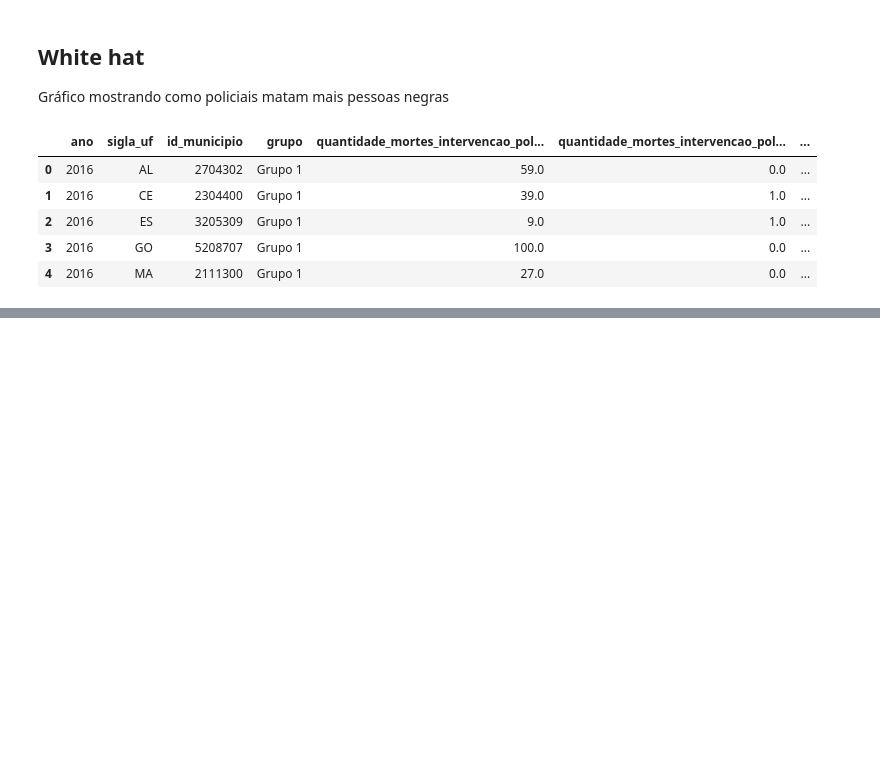
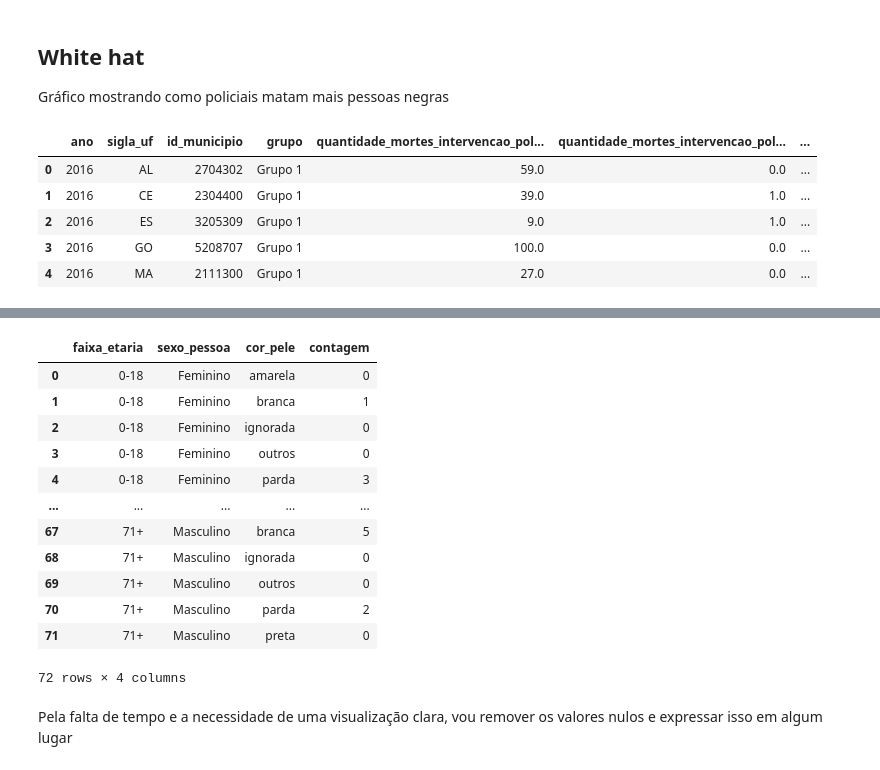
Before and after one commit to ddanieldma/data-visualization, a Jupyter notebook: T3/notebooks/transforming_data.ipynb, the cells around one changed output, grey strips where cells are left out. Saved outputs shown, nothing was run; the diff lists cells and outputs as text; code cells hidden in the pictures; blank space fills up the shorter version.

```diff
--- a/T3/notebooks/transforming_data.ipynb
+++ b/T3/notebooks/transforming_data.ipynb
@@ -356,22 +356,3 @@ df_mortes_interv_policiais.head(5)
 | 2 | 2016 | ES | 3205309 | Grupo 1 | 9.0 | 1.0 | ... |
 | 3 | 2016 | GO | 5208707 | Grupo 1 | 100.0 | 0.0 | ... |
 | 4 | 2016 | MA | 2111300 | Grupo 1 | 27.0 | 0.0 | ... |
-# %%
-df_policia.columns = df_policia.columns.str.lower()
-df_policia.columns
-
-desired_columns = [
-    'ano estatistica',
-    'ano_bo',
-    'municipio_elaboracao',
-    'data_fato',
-    'data_fato',
-    'tipo_pessoa',
-    'sexo_pessoa',
-    'idade_pessoa',
-    'data_nascimento_pessoa',
-    'cor_pele',
-    'profissao',
-]
-
-df_policia[desired_columns].head(5)
@@ -384,0 +481,44 @@ df_policia[desired_columns].head(5)
+# %%
+copy_df_policia = copy_and_transform_df_policia()
+
+# Selecting columns
+desired_columns = [
+    'ano_bo',
+    'sexo_pessoa',
+    'idade_pessoa',
+    'cor_pele',
+]
+copy_df_policia = copy_df_policia[desired_columns]
+
+# WARNING: removing missing ages to ensure cleaness and no distortion of the data
+copy_df_policia = copy_df_policia.dropna(subset='idade_pessoa')
+# Removing useless values from idade_pessoa
+drop_list = [
+    'REGISTRADO NA PF',
+    'Policia Federal',
+]
+copy_df_policia = remove_rows_from_column(copy_df_policia, drop_list, 'idade_pessoa')
+# Standardizing age column
+copy_df_policia['idade_pessoa'] = copy_df_policia['idade_pessoa'].astype(int)
+# Binning age column
+copy_df_policia = bin_age(copy_df_policia, 'idade_pessoa', 'faixa_etaria')
+
+copy_df_policia = groupby_and_count_by_columns(copy_df_policia, ['faixa_etaria', 'sexo_pessoa', 'cor_pele'])
+
+copy_df_policia
+# %% [output]
+|  | faixa_etaria | sexo_pessoa | cor_pele | contagem |
+| 0 | 0-18 | Feminino | amarela | 0 |
+| 1 | 0-18 | Feminino | branca | 1 |
+| 2 | 0-18 | Feminino | ignorada | 0 |
+| 3 | 0-18 | Feminino | outros | 0 |
+| 4 | 0-18 | Feminino | parda | 3 |
+| ... | ... | ... | ... | ... |
+| 67 | 71+ | Masculino | branca | 5 |
+| 68 | 71+ | Masculino | ignorada | 0 |
+| 69 | 71+ | Masculino | outros | 0 |
+| 70 | 71+ | Masculino | parda | 2 |
+| 71 | 71+ | Masculino | preta | 0 |
+72 rows × 4 columns
+# %% [markdown]
+Pela falta de tempo e a necessidade de uma visualização clara, vou remover os valores nulos e expressar isso em algum lugar
```
Also changed, not shown: parts of 5 cells of this notebook.
